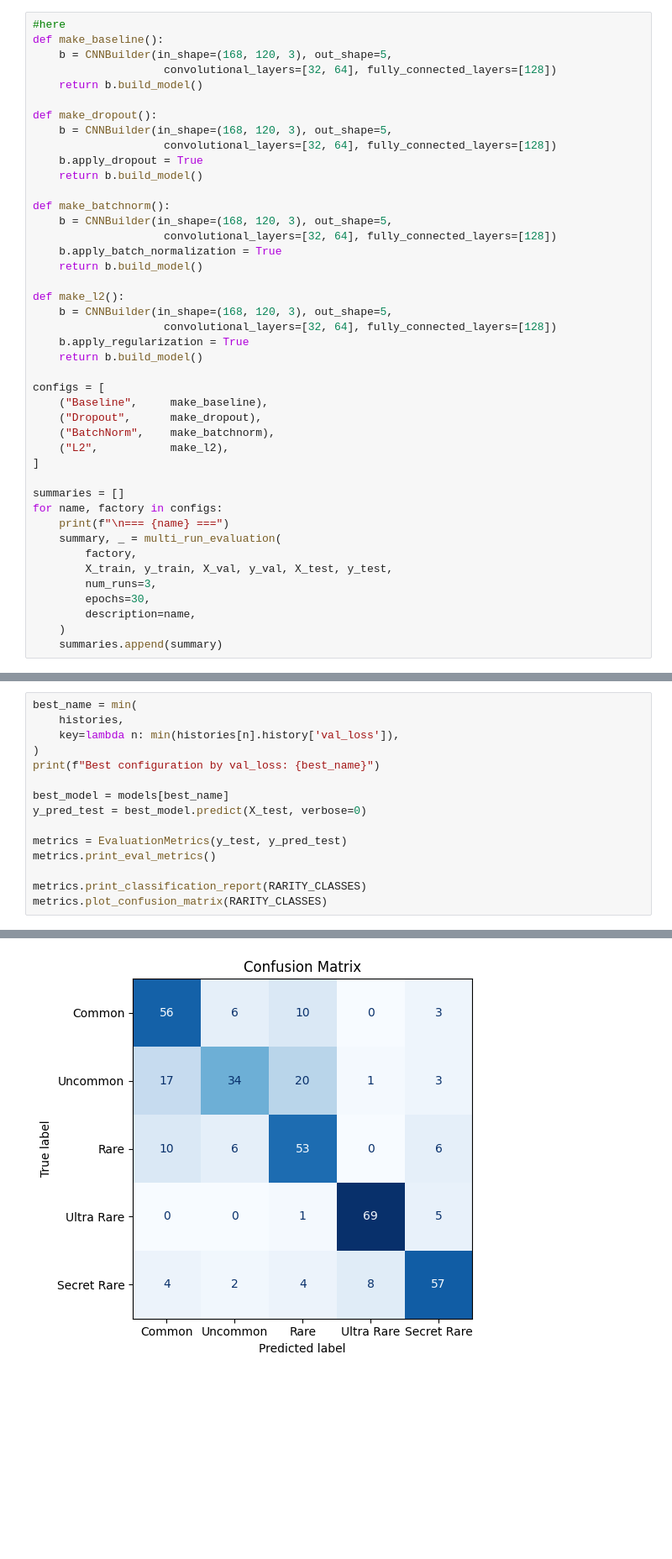
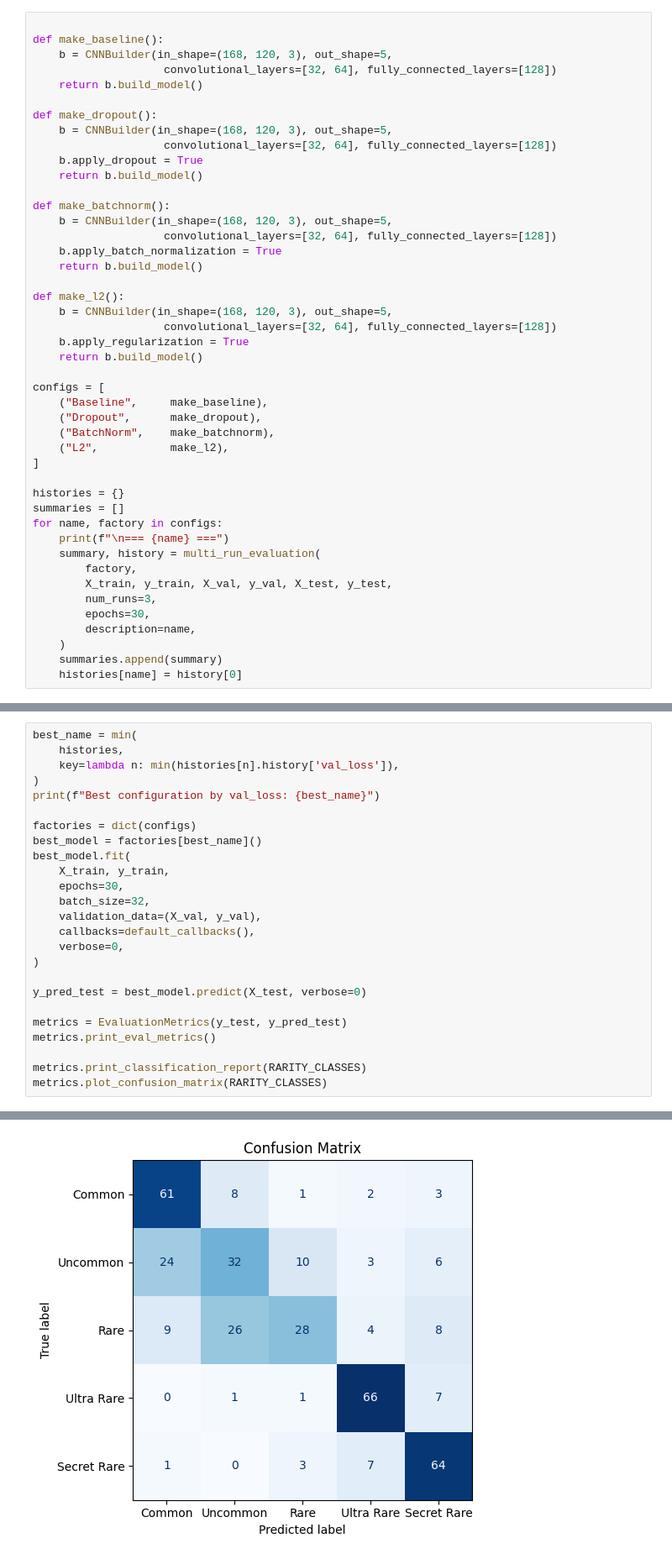
Before and after one commit to MarkusGarmeister/ML_PokeCard, a Jupyter notebook: notebooks/4_overfitting_experiment.ipynb, the cells around one changed output, grey strips where cells are left out. Shown at 84% size. Saved outputs shown, nothing was run; the diff lists cells and outputs as text; blank space fills up the shorter version.

```diff
--- a/notebooks/4_overfitting_experiment.ipynb
+++ b/notebooks/4_overfitting_experiment.ipynb
@@ -126,5 +45,5 @@ All Combined: val_loss=2.8797900676727295, val_acc=0.20000000298023224
 # %%
-#here
+
 def make_baseline():
     b = CNNBuilder(in_shape=(168, 120, 3), out_shape=5,
                     convolutional_layers=[32, 64], fully_connected_layers=[128])
@@ -155,10 +74,11 @@ configs = [
     ("L2",           make_l2),
 ]
 
+histories = {}
 summaries = []
 for name, factory in configs:
     print(f"\n=== {name} ===")
-    summary, _ = multi_run_evaluation(
+    summary, history = multi_run_evaluation(
         factory,
         X_train, y_train, X_val, y_val, X_test, y_test,
         num_runs=3,
@@ -166,5 +86,6 @@ for name, factory in configs:
         description=name,
     )
     summaries.append(summary)
+    histories[name] = history[0]
 # %% [output]
 === Baseline ===
@@ -270,7 +223,17 @@ best_name = min(
 )
 print(f"Best configuration by val_loss: {best_name}")
 
-best_model = models[best_name]
+factories = dict(configs)
+best_model = factories[best_name]()
+best_model.fit(
+    X_train, y_train,
+    epochs=30,
+    batch_size=32,
+    validation_data=(X_val, y_val),
+    callbacks=default_callbacks(),
+    verbose=0,
+)
+
 y_pred_test = best_model.predict(X_test, verbose=0)
 
 metrics = EvaluationMetrics(y_test, y_pred_test)
@@ -296 +259 @@ weighted avg       0.72      0.72      0.71       375
-[figure, old version]
+[figure, new version]
```
Also changed, not shown: parts of 19 cells of this notebook.
